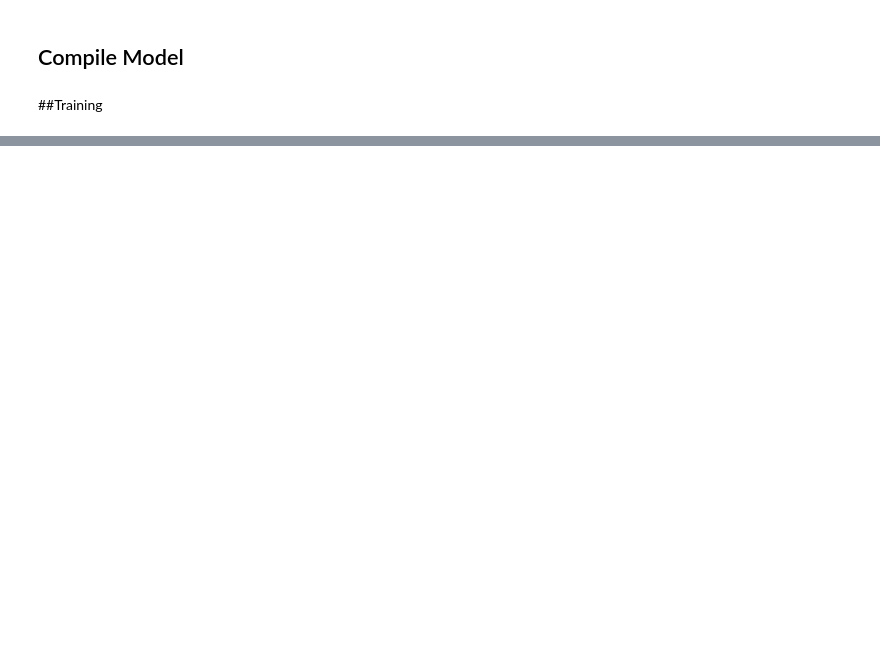
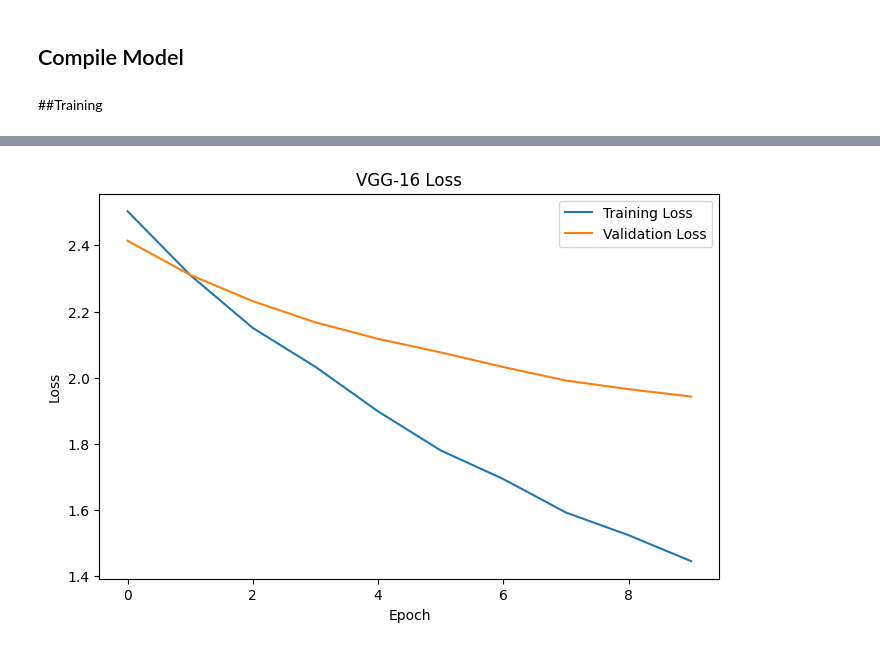
Before and after one commit to Devadeth-cmyk/ICT-Assignment-and-Assessment, a Jupyter notebook: CV_CIFAR_100.ipynb, the cells around one changed output, grey strips where cells are left out. Saved outputs shown, nothing was run; the diff lists cells and outputs as text; code cells hidden in the pictures; blank space fills up the shorter version.

```diff
--- a/CV_CIFAR_100.ipynb
+++ b/CV_CIFAR_100.ipynb
@@ -330,0 +410,14 @@ print("Test Accuracy:", accuracy)
+# %%
+plt.figure(figsize=(8,5))
+
+plt.plot(vgg_history.history['loss'], label = 'Training Loss')
+plt.plot(vgg_history.history['val_loss'], label = 'Validation Loss')
+
+plt.title('VGG-16 Loss')
+plt.xlabel('Epoch')
+plt.ylabel('Loss')
+plt.legend()
+
+plt.show()
+# %% [output]
+[figure, added]
```
Also changed, not shown: parts of 33 cells of this notebook.
